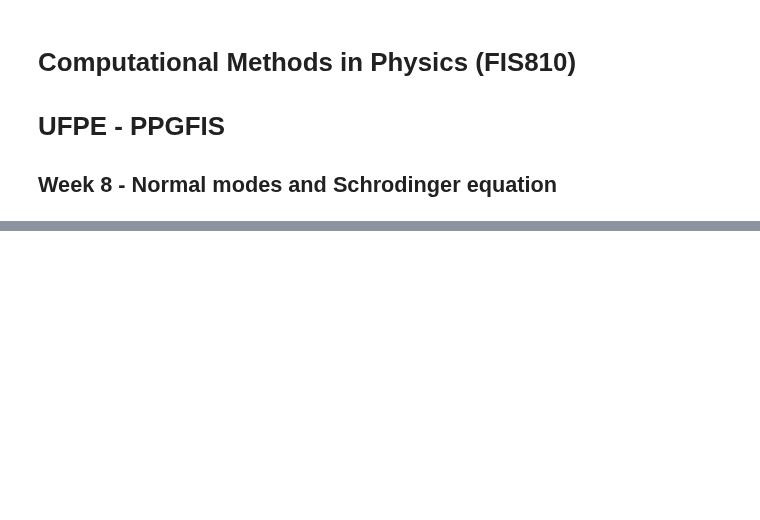
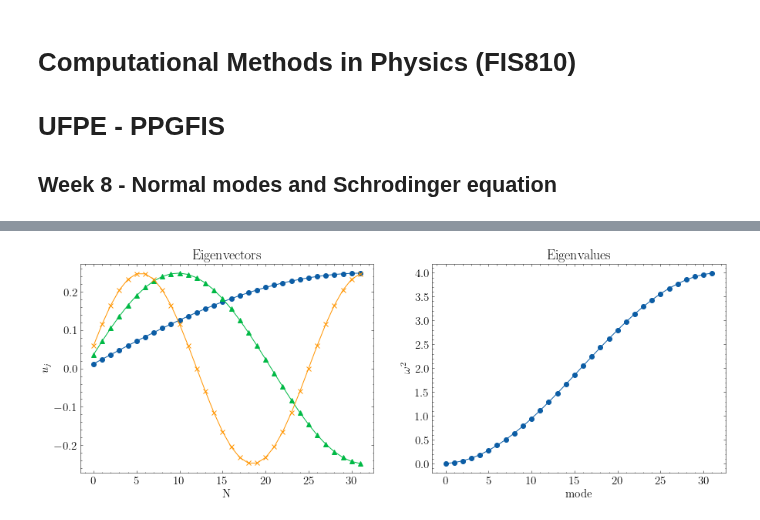
Before and after one commit to franklinzppa/fisica-computacional, a Jupyter notebook: Week 8 - Normal modes.ipynb, the cells around one changed output, grey strips where cells are left out. Cells and saved outputs as stored; diff of their text form; code cells hidden in the pictures; blank space fills up the shorter version.

```diff
--- a/Week 8 - Normal modes.ipynb
+++ b/Week 8 - Normal modes.ipynb
@@ -67,0 +130,36 @@ plt.plot(e, marker='o')
+# %%
+# Extremidade livre
+
+N = 32
+
+T = np.zeros((N,N))
+
+for i in range(N):
+    for j in range(N):
+        if i == j:
+            T[i][j] = 2.0
+        elif i == j+1 or i == j-1:
+            T[i][j] = -1.0
+
+T[-1][-1] = 1.0
+
+e, v = linalg.eigh(T)
+
+plt.figure(figsize=(15,5))
+plt.subplot(1,2,1)
+plt.plot(v.T[0], marker='o')
+plt.plot(v.T[1], marker='^')
+plt.plot(v.T[2], marker='x')
+plt.ylabel('$u_j$')
+plt.xlabel('N')
+plt.title('Eigenvectors')
+
+plt.subplot(1,2,2)
+plt.plot(e, marker='o')
+plt.ylabel('$\omega^2$')
+plt.xlabel('mode')
+plt.title('Eigenvalues')
+
+plt.show()
+# %% [output]
+[figure, added]
```
Also changed, not shown: parts of 6 cells of this notebook.
